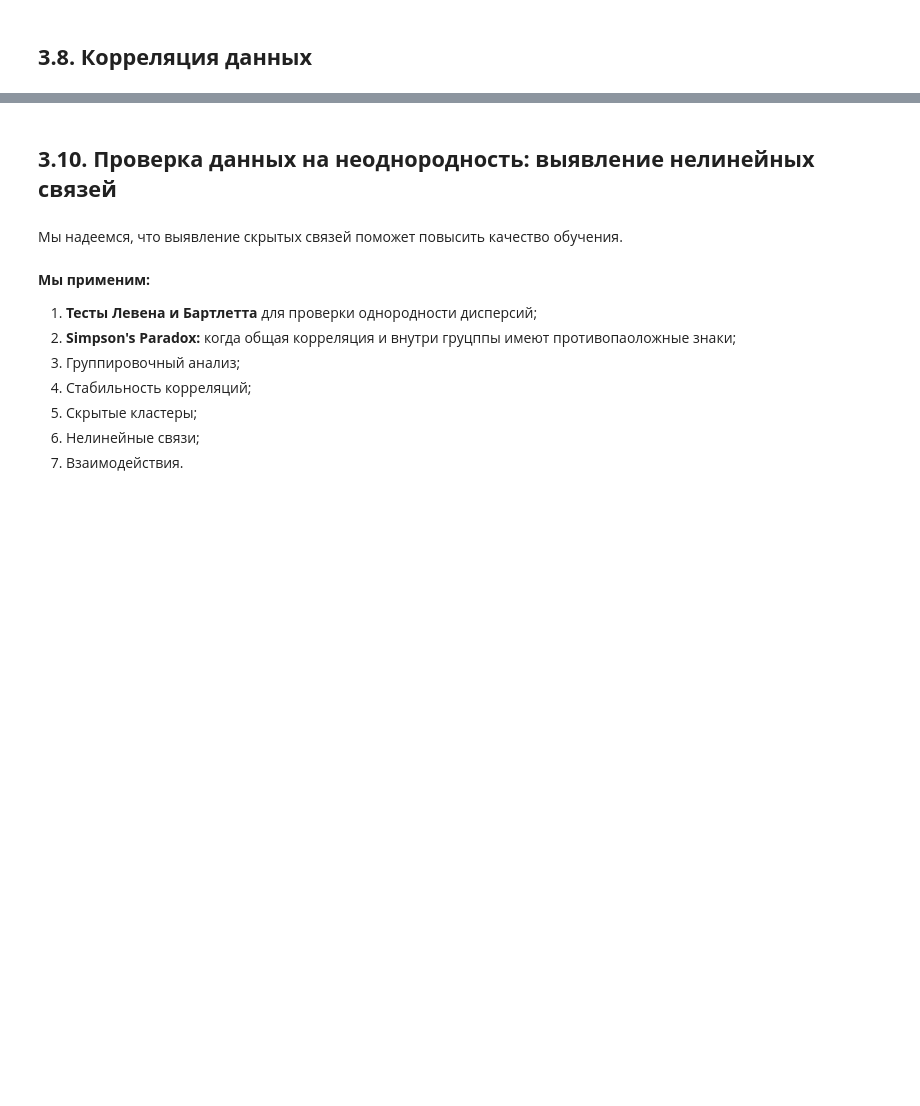
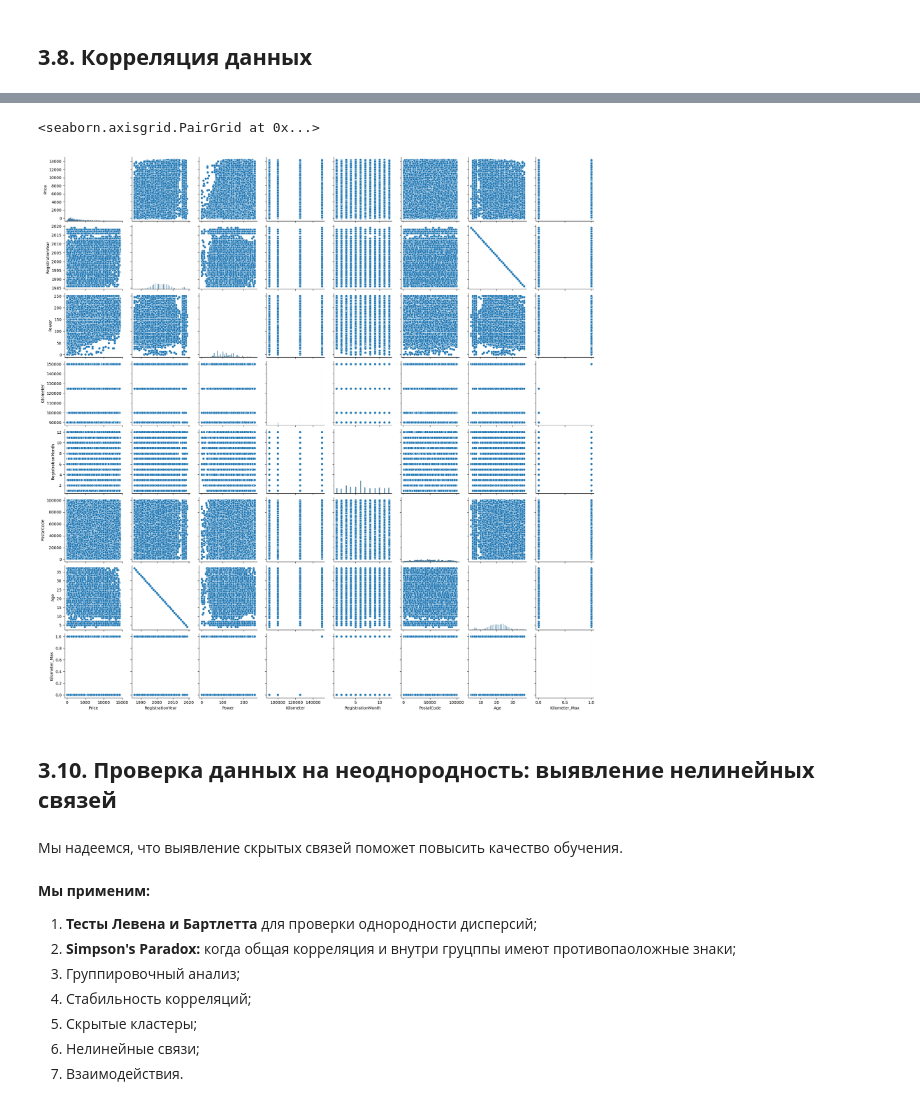
Before and after one commit to azarovdimka/Data_Science, a Jupyter notebook: Machine_Learning/Рыночная стоимость авто/Рыночная стоимость авто.ipynb, the cells around one changed output, grey strips where cells are left out. Cells and saved outputs as stored; diff of their text form; code cells hidden in the pictures; blank space fills up the shorter version.

```diff
--- a/Machine_Learning/Рыночная стоимость авто/Рыночная стоимость авто.ipynb
+++ b/Machine_Learning/Рыночная стоимость авто/Рыночная стоимость авто.ipynb
@@ -103,0 +108,2 @@ except (FileNotFoundError, OSError):
+# %%
+df = df[:10_000]
@@ -1175,0 +1271,3 @@ continuous_features = ['Power', 'RegistrationYear']  # если год счит
+# %%
+train_df['Age'] = 2023 - train_df['RegistrationYear']
+test_df['Age'] = 2023 - test_df['RegistrationYear']
@@ -1175,0 +1276,3 @@ continuous_features = ['Power', 'RegistrationYear']  # если год счит
+# %%
+train_df['Kilometer_Max'] = (train_df['Kilometer'] >= 150000).astype(int)
+test_df['Kilometer_Max'] = (test_df['Kilometer'] >= 150000).astype(int)
@@ -1189,5 +1370,8 @@ plt.show()
 # %%
-sns.pairplot(df)
+sns.pairplot(train_df)
+# %% [output]
+<seaborn.axisgrid.PairGrid at 0x...>
+[figure, added]
 # %% [markdown]
 ## **3.10. Проверка данных на неоднородность: выявление нелинейных связей**
 # %% [markdown]
```
Also changed, not shown: parts of 62 cells of this notebook.
